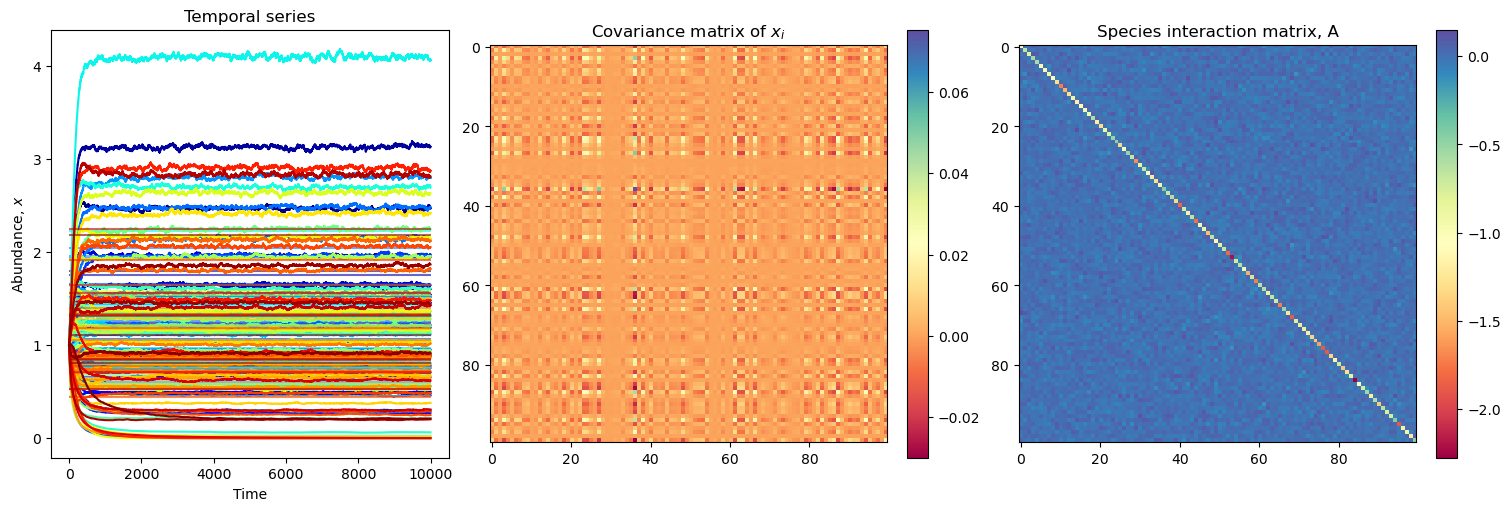
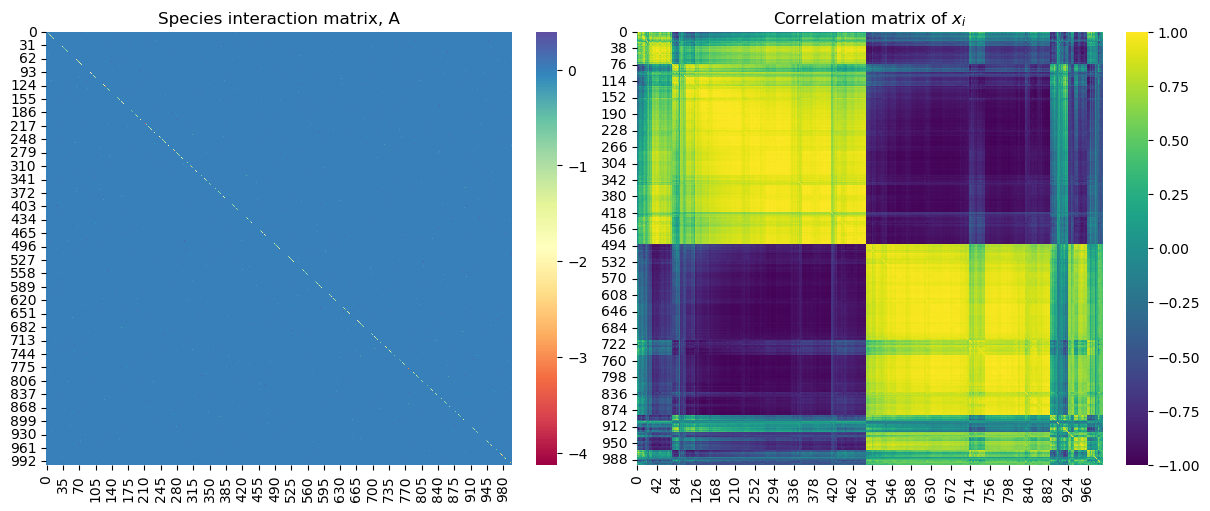
Code edit (unified diff) that turned the first committed figure into the second:
--- before
+++ after
@@ -1,3 +1,3 @@
-N = 100
+N = 1000
 dt = 0.01
 total_time = 100
@@ -7,8 +7,8 @@
 tau = 1
 
-# Creación de la matriz A
-C = 1
-sigma_n = 0.04
-sigma_ln = 0.4
+# Creación de la matriz A seleccionando la conectividad
+C = 0.01
+sigma_n = 0.1
+sigma_ln = 0.5
 K_range = np.random.lognormal(sigma=sigma_ln, size=N)
 N_c = int(N * N * C)
@@ -23,31 +23,28 @@
 np.fill_diagonal(A, -1 / K_range)
 
-
+# Simulación de las series temporales 
 t_series = interacting_time_series(x_0, sigma, tau, dt, A, steps)
 
-cov_matrix = np.cov(t_series, rowvar=False)
+corr_matrix = np.corrcoef(t_series, rowvar=False)
+enlace = sc.cluster.hierarchy.linkage(corr_matrix, method='ward')
+indices_ordenados = sc.cluster.hierarchy.dendrogram(enlace, no_plot=True)['leaves']
+matriz_reordenada = corr_matrix[indices_ordenados][:, indices_ordenados]
 
-fig, ax = plt.subplots(ncols=3, figsize=(15, 5), layout='constrained')
-img1 = ax[1].imshow(cov_matrix, cmap='Spectral')
-plt.colorbar(img1, ax=ax[1])
-ax[1].set_title(r"Covariance matrix of $x_i$")
+# Dibujado de las figuras
+fig, ax = plt.subplots(ncols=2, figsize=(12, 5), layout='constrained')
 
-cmap = plt.get_cmap('jet')
-valores = np.linspace(0, 1, N)
-lista_colores = [cmap(v) for v in valores]
+# Matriz de correlación agrupada
+sns.heatmap(matriz_reordenada, vmin=-1, vmax=1, cmap='viridis', cbar=True, ax=ax[1])
 
-for i in range(N):
-    ax[0].hlines(K_range[i], xmin=0, xmax=steps, alpha=0.6, color=lista_colores[i])
-    ax[0].plot(t_series[:, i], color=lista_colores[i])
+ax[1].set_title(r"Correlation matrix of $x_i$")
 
-ax[0].set_xlabel("Time")
-ax[0].set_ylabel(r"Abundance, $x$")
-ax[0].set_title("Temporal series")
+# Matriz de interacción entre especies
+sns.heatmap(A, cmap='Spectral', cbar=True, ax=ax[0])
 
-img2 = ax[2].imshow(A, cmap='Spectral')
-plt.colorbar(img2, ax=ax[2])
-ax[2].set_title(r"Species interaction matrix, A")
-fig.set_size_inches(15, 5)
+ax[0].set_title(r"Species interaction matrix, A")
+
 plt.show()
-cov_eigvals = np.sort(np.linalg.eigvalsh(cov_matrix))[::-1]
+
+cov_eigvals = np.sort(np.linalg.eigvalsh(corr_matrix))[::-1]
 plt.loglog(cov_eigvals, marker='.')
+sns.lineplot(cov_eigvals)

Commit: Modificado correlaciones